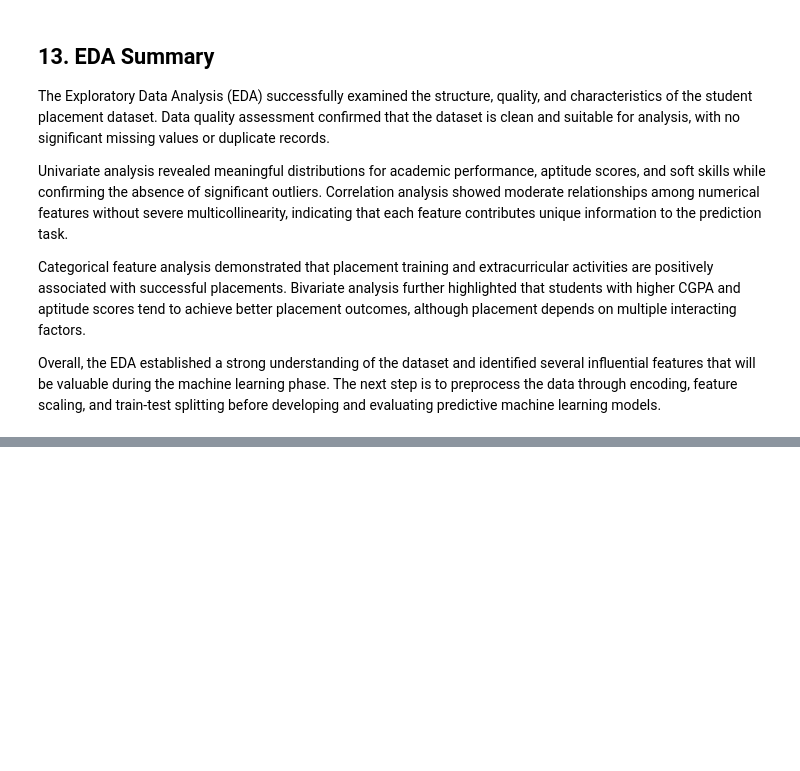
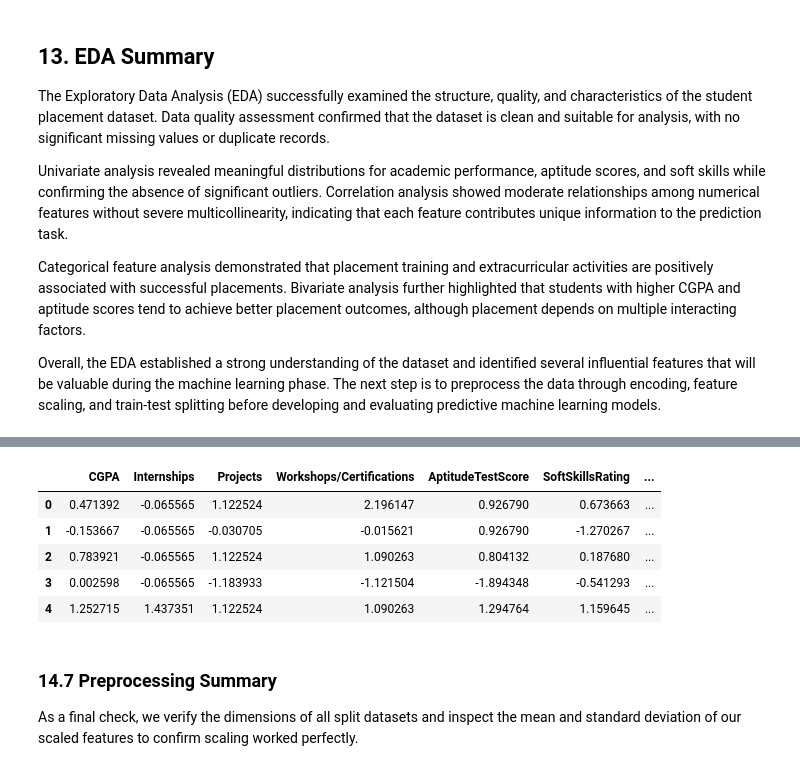
Before and after one commit to avy-pixel/Student-placement-prediction, a Jupyter notebook: Studentdata/Notebook.ipynb, the cells around one changed output, grey strips where cells are left out. Drawn from its saved outputs; the diff is of its cells as text; code cells hidden in the pictures; blank space fills up the shorter version.

```diff
--- a/Studentdata/Notebook.ipynb
+++ b/Studentdata/Notebook.ipynb
@@ -533,0 +624,11 @@ Overall, the EDA established a strong understanding of the dataset and identifie
+# %%
+from sklearn.model_selection import train_test_split
+
+# Split the data (80% trianing, 20% testing)
+X_train, X_test, y_train, y_test = train_test_split(X,y,test_size=0.2, random_state = 42)
+
+# Print the size of the splits
+print("Training features shape : ", X_train.shape)
+print("Testing features shape : ", X_test.shape)
+print("Training target shape : ", y_train.shape)
+print("Testing target shape : ", y_test.shape)
@@ -533,0 +643,29 @@ Overall, the EDA established a strong understanding of the dataset and identifie
+# %%
+from sklearn.preprocessing import StandardScaler
+
+#Create the scaler
+scaler = StandardScaler()
+
+#Fit on training data and transform it
+X_train_scaled = scaler.fit_transform(X_train)
+
+# Transfoorm test data usng the training data's statistics (no fit !)
+X_test_scaled = scaler.transform(X_test)
+
+
+#Convert sclaed arrays back to DataFrames so we keep column names
+X_train_scaled = pd.DataFrame(X_train_scaled,columns =X_train.columns)
+X_test_scaled = pd.DataFrame(X_test_scaled, columns = X_test.columns)
+
+#Show the first few rows of the scaled training data
+X_train_scaled.head()
+# %% [output]
+|  | CGPA | Internships | Projects | Workshops/Certifications | AptitudeTestScore | SoftSkillsRating | ... |
+| 0 | 0.471392 | -0.065565 | 1.122524 | 2.196147 | 0.926790 | 0.673663 | ... |
+| 1 | -0.153667 | -0.065565 | -0.030705 | -0.015621 | 0.926790 | -1.270267 | ... |
+| 2 | 0.783921 | -0.065565 | 1.122524 | 1.090263 | 0.804132 | 0.187680 | ... |
+| 3 | 0.002598 | -0.065565 | -1.183933 | -1.121504 | -1.894348 | -0.541293 | ... |
+| 4 | 1.252715 | 1.437351 | 1.122524 | 1.090263 | 1.294764 | 1.159645 | ... |
+# %% [markdown]
+### 14.7 Preprocessing Summary
+As a final check, we verify the dimensions of all split datasets and inspect the mean and standard deviation of our scaled features to confirm scaling worked perfectly.
```
Also changed, not shown: parts of 19 cells of this notebook.
